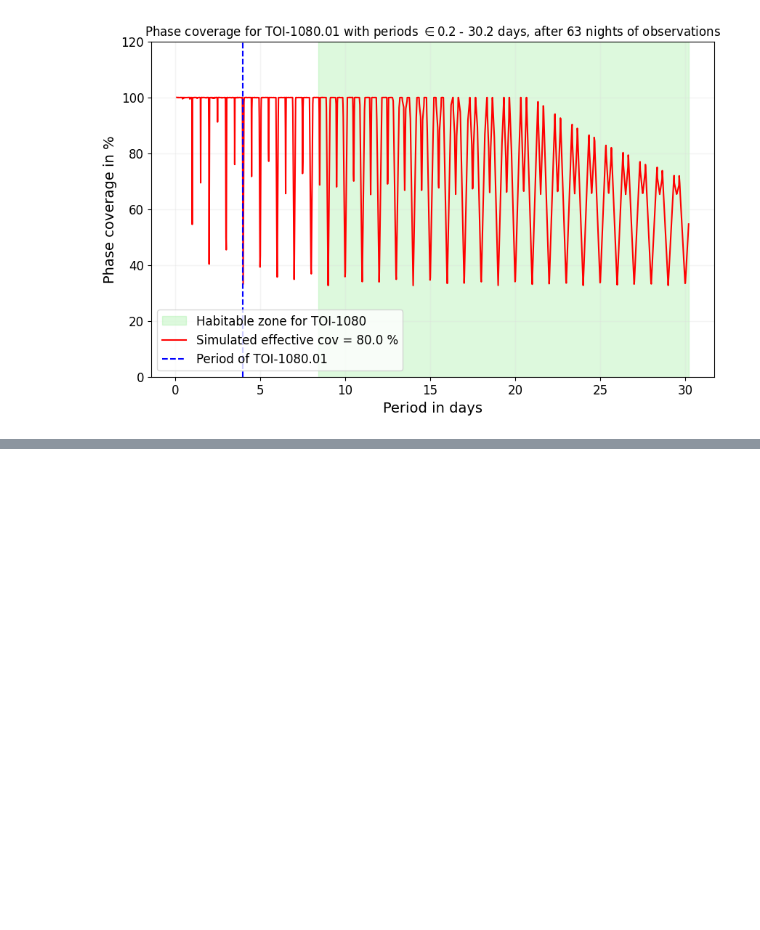
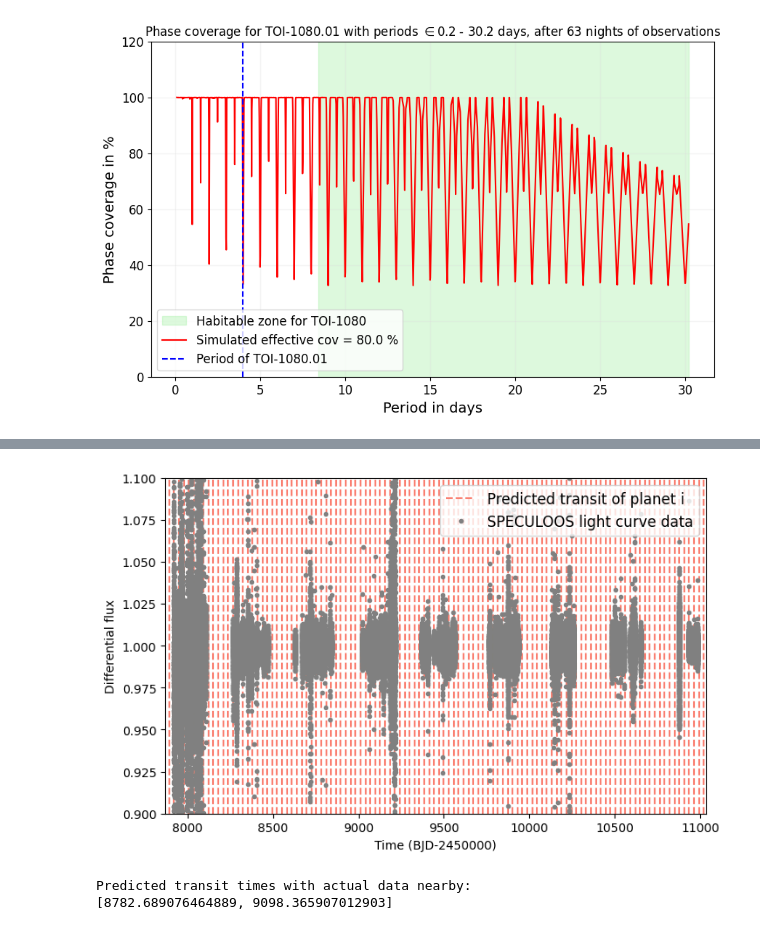
Before and after one commit to szunigaf/SPOCK_v2, a Jupyter notebook: notebook_tests.ipynb, the cells around one changed output, grey strips where cells are left out. Cells and saved outputs as stored; diff of their text form; code cells hidden in the pictures; blank space fills up the shorter version.

```diff
--- a/notebook_tests.ipynb
+++ b/notebook_tests.ipynb
@@ -459,0 +607,5 @@ plt.show()
+# %%
+df_light_curve = pd.DataFrame({'time': t, 'diff_flux': diff_flux})
+df_light_curve = df_light_curve.where(df_light_curve["diff_flux"]>'0.0')
+
+df_light_curve
@@ -459,0 +626,42 @@ plt.show()
+# %%
+df_light_curve["diff_flux"] = [float(str(val)) for val in df_light_curve['diff_flux']]
+# %%
+df_timings_i_Eric = pd.read_csv('/Users/ed268546/Dropbox/Mac/Documents/scripts/paper_8th_planet_Eric/T1_tt_forecast_8planet_robust_0.001_eccprior_3_to_2_cycle05.csv', sep=',', header=None)
+df_timings_i_Eric.columns = ["planet", "epoch", "t0_predicted", "t0_linear", "TTV", "err_t0_pedicted"]
+
+df = df_timings_i_Eric.where(df_timings_i_Eric["planet"]==8.0).dropna()
+df = df.reset_index()
+df.columns = ["index", "planet", "epoch", "t0_predicted", "err_t0_predicted", "t0_linear", "err_t0_linear"]
+
+
+plt.figure(figsize=(8,5))
+plt.vlines(df['t0_predicted'], ymin=0.9, ymax=1.1, colors='salmon', linestyles='dashed', label='Predicted transit of planet i')
+
+plt.plot(df_light_curve['time']-2450000, df_light_curve['diff_flux'], '.', color='gray', label='SPECULOOS light curve data')
+plt.xlabel('Time (BJD-2450000)')
+plt.ylabel('Differential flux')
+plt.ylim(0.9,1.1,)
+plt.xlim(min(df_light_curve['time'])-2450000-50, max(df_light_curve['time'])-2450000+50)
+plt.legend(fontsize=12)
+plt.savefig('light_curve_Trappist-1_with_transit_times_i.png', dpi=300)
+# %% [output]
+[figure, added]
+# %%
+import numpy as np
+
+delta_t = 2/24  # days (30 min)
+
+covered_list = []
+
+for t_pred in df['t0_predicted']:
+    # Check if any lc datapoints lie within window
+    mask = np.abs(df_light_curve["time"]-2450000 - t_pred) < delta_t
+
+    if mask.any():
+        covered_list.append(t_pred)
+
+print("Predicted transit times with actual data nearby:")
+print(covered_list)
+# %% [output]
+Predicted transit times with actual data nearby:
+[8782.689076464889, 9098.365907012903]
```
Also changed, not shown: parts of 7 cells of this notebook, 8 other files.
